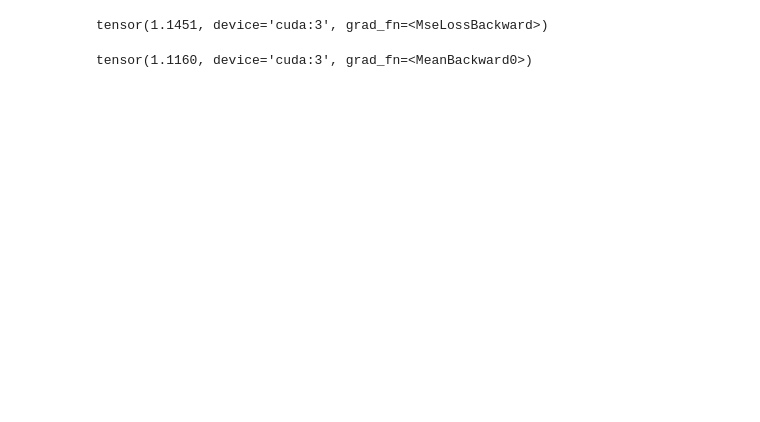
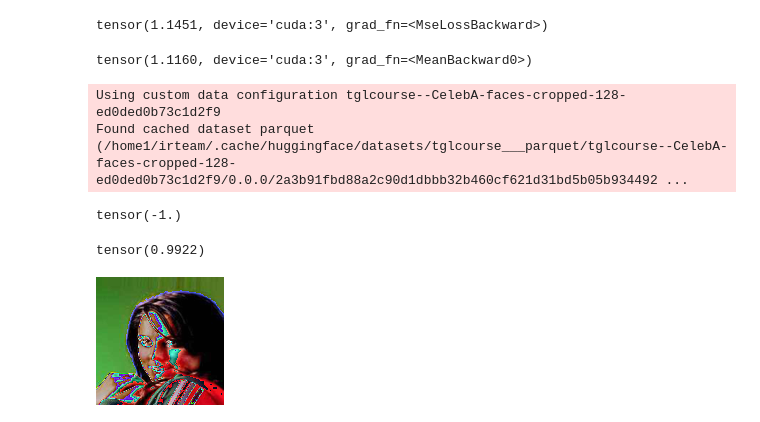
Before and after one commit to LogicBaron/StoneImageCreator, a Jupyter notebook: ddpm/Untitled.ipynb, the cells around one changed output. Drawn from its saved outputs; the diff is of its cells as text; code cells hidden in the pictures; blank space fills up the shorter version.

```diff
--- a/ddpm/Untitled.ipynb
+++ b/ddpm/Untitled.ipynb
@@ -93,0 +127,23 @@ tensor(1.1160, device='cuda:3', grad_fn=<MeanBackward0>)
+# %%
+dataset = load_dataset("tglcourse/CelebA-faces-cropped-128")
+# %% [output]
+Using custom data configuration tglcourse--CelebA-faces-cropped-128-ed0ded0b73c1d2f9
+Found cached dataset parquet (/home1/irteam/.cache/huggingface/datasets/tglcourse___parquet/tglcourse--CelebA-faces-cropped-128-ed0ded0b73c1d2f9/0.0.0/2a3b91fbd88a2c90d1dbbb32b460cf621d31bd5b05b934492 ...
+# %%
+train_dataset = dataset['train']
+train_dataset.set_transform(transform)
+train_dataloader = DataLoader(train_dataset, batch_size=16)
+# %%
+sample_image = train_dataset[0]['img_input']
+# %%
+sample_image.min()
+# %% [output]
+tensor(-1.)
+# %%
+sample_image.max()
+# %% [output]
+tensor(0.9922)
+# %%
+to_pil_image(sample_image)
+# %% [output]
+[figure, added]
```
Also changed, not shown: parts of 22 cells of this notebook, 7 other files.
